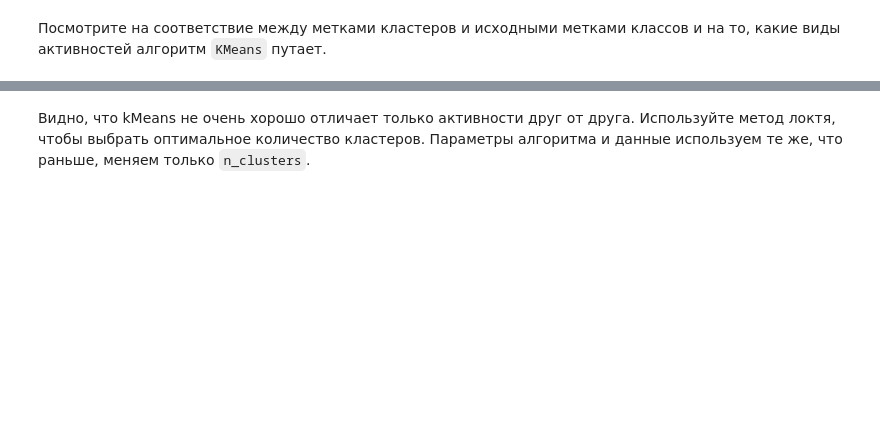
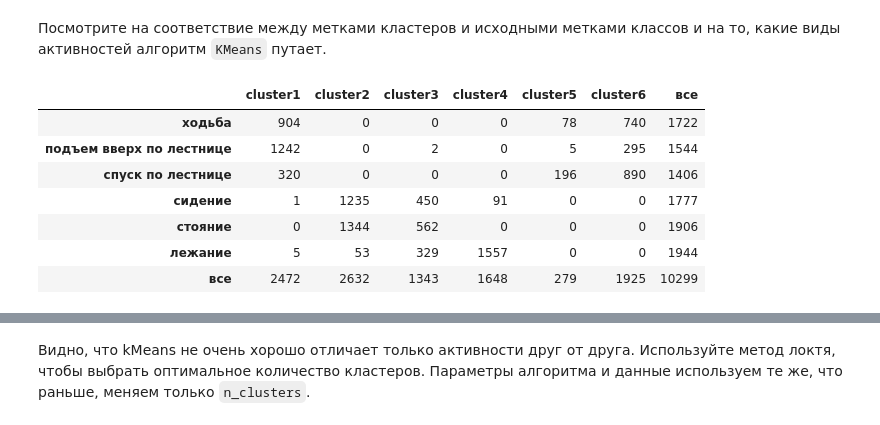
Before and after one commit to maxsaprykin/MLClass, a Jupyter notebook: hw7/hw7_session3_unsupervised_learning.ipynb, the cells around one changed output, grey strips where cells are left out. Saved outputs shown, nothing was run; the diff lists cells and outputs as text; code cells hidden in the pictures; blank space fills up the shorter version.

```diff
--- a/hw7/hw7_session3_unsupervised_learning.ipynb
+++ b/hw7/hw7_session3_unsupervised_learning.ipynb
@@ -183,8 +201,17 @@ plt.scatter(, , c=cluster_labels, s=20,  cmap='viridis');
 # %% [markdown]
 Посмотрите на соответствие между метками кластеров и исходными метками классов и на то, какие виды активностей алгоритм `KMeans` путает.
 # %%
-tab = crosstab(y, cluster_labels, margins=True)
+tab = pd.crosstab(y, cluster_labels, margins=True)
 tab.index = ['ходьба', 'подъем вверх по лестнице',
              'спуск по лестнице', 'сидение', 'стояние', 'лежание', 'все']
 tab.columns = ['cluster' + str(i + 1) for i in range(6)] + ['все']
 tab
+# %% [output]
+|  | cluster1 | cluster2 | cluster3 | cluster4 | cluster5 | cluster6 | все |
+| ходьба | 904 | 0 | 0 | 0 | 78 | 740 | 1722 |
+| подъем вверх по лестнице | 1242 | 0 | 2 | 0 | 5 | 295 | 1544 |
+| спуск по лестнице | 320 | 0 | 0 | 0 | 196 | 890 | 1406 |
+| сидение | 1 | 1235 | 450 | 91 | 0 | 0 | 1777 |
+| стояние | 0 | 1344 | 562 | 0 | 0 | 0 | 1906 |
+| лежание | 5 | 53 | 329 | 1557 | 0 | 0 | 1944 |
+| все | 2472 | 2632 | 1343 | 1648 | 279 | 1925 | 10299 |
```
Also changed, not shown: parts of 13 cells of this notebook.
